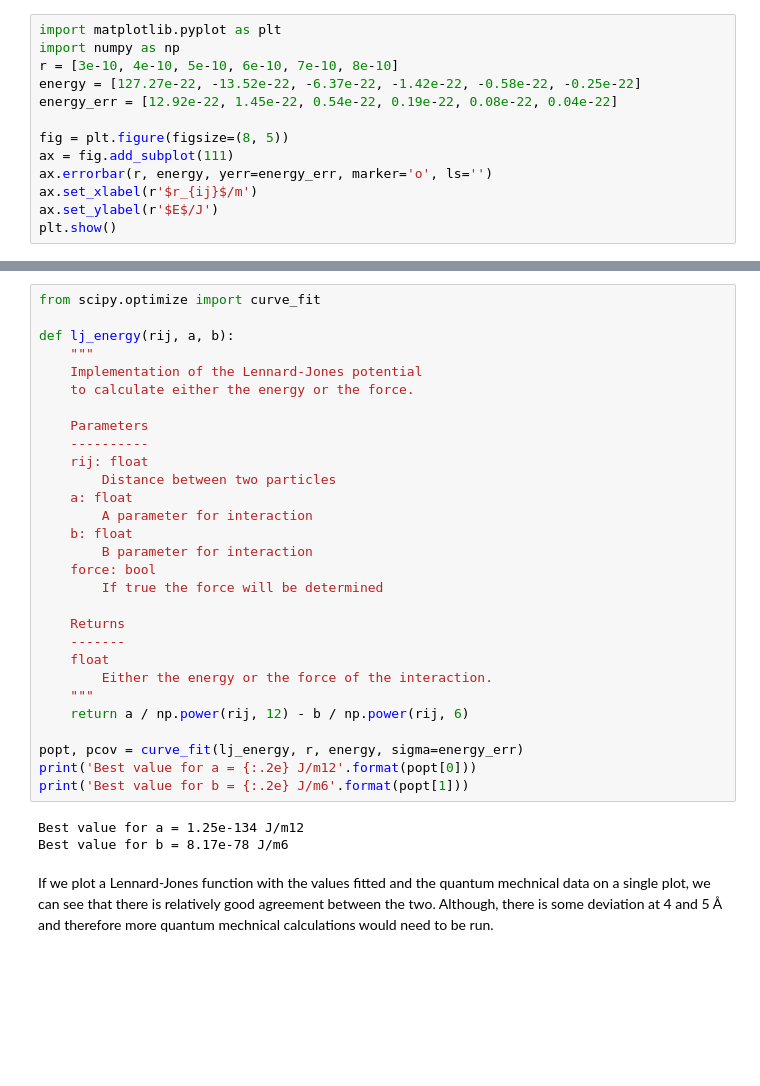
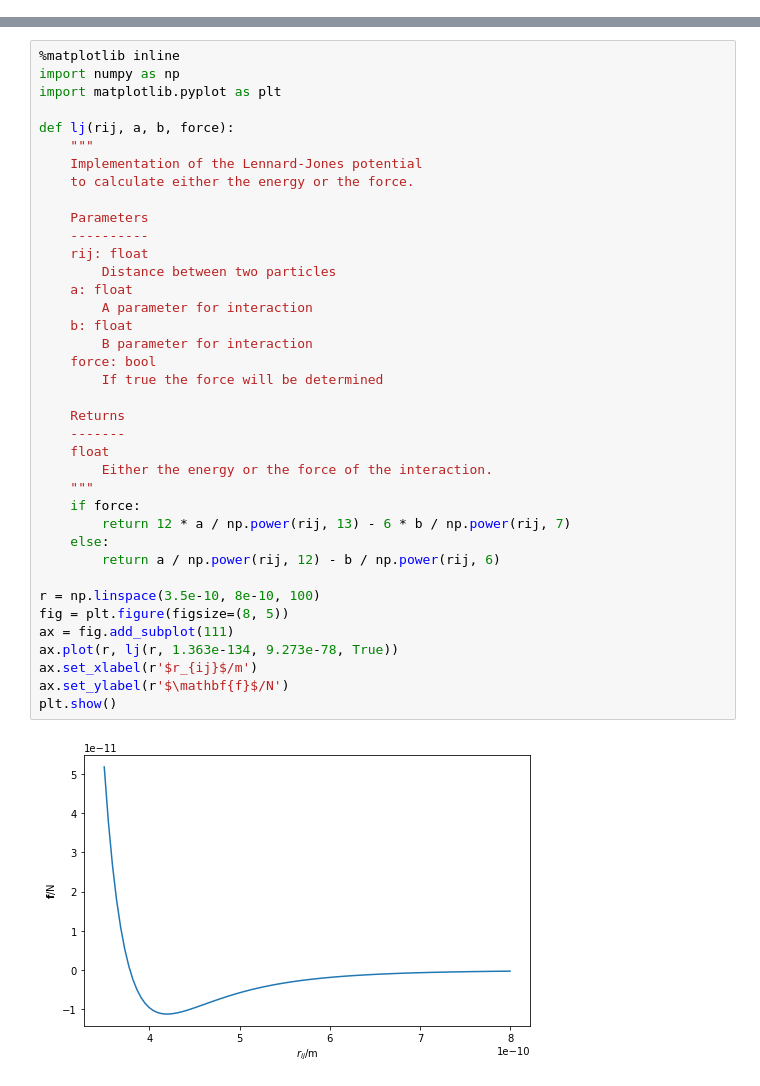
Before and after one commit to timsnow/sim_and_scat, a Jupyter notebook: notebooks_plain/03_episode.ipynb, the cells around one changed output, grey strips where cells are left out. Drawn from its saved outputs; the diff is of its cells as text; blank space fills up the shorter version.

```diff
--- a/notebooks_plain/03_episode.ipynb
+++ b/notebooks_plain/03_episode.ipynb
@@ -34,13 +0,0 @@ For example, to generate the interaction between two particles of argon, we coul
-# %%
-import matplotlib.pyplot as plt
-import numpy as np
-r = [3e-10, 4e-10, 5e-10, 6e-10, 7e-10, 8e-10]
-energy = [127.27e-22, -13.52e-22, -6.37e-22, -1.42e-22, -0.58e-22, -0.25e-22]
-energy_err = [12.92e-22, 1.45e-22, 0.54e-22, 0.19e-22, 0.08e-22, 0.04e-22]
-
-fig = plt.figure(figsize=(8, 5))
-ax = fig.add_subplot(111)
-ax.errorbar(r, energy, yerr=energy_err, marker='o', ls='')
-ax.set_xlabel(r'$r_{ij}$/m')
-ax.set_ylabel(r'$E$/J')
-plt.show()
@@ -53,35 +30,40 @@ It is possible to then fit a Lennard-Jones function to this data, we will use a
 # %%
-from scipy.optimize import curve_fit
+%matplotlib inline
+import numpy as np
+import matplotlib.pyplot as plt
 
-def lj_energy(rij, a, b):
+def lj(rij, a, b, force):
     """
     Implementation of the Lennard-Jones potential
     to calculate either the energy or the force.
 
     Parameters
     ----------
     rij: float
         Distance between two particles
     a: float
         A parameter for interaction
     b: float
         B parameter for interaction
     force: bool
         If true the force will be determined
 
     Returns
     -------
     float
         Either the energy or the force of the interaction.
     """
-    return a / np.power(rij, 12) - b / np.power(rij, 6)
+    if force:
+        return 12 * a / np.power(rij, 13) - 6 * b / np.power(rij, 7)
+    else:
+        return a / np.power(rij, 12) - b / np.power(rij, 6)
 
-popt, pcov = curve_fit(lj_energy, r, energy, sigma=energy_err)
-print('Best value for a = {:.2e} J/m12'.format(popt[0]))
-print('Best value for b = {:.2e} J/m6'.format(popt[1]))
+r = np.linspace(3.5e-10, 8e-10, 100)
+fig = plt.figure(figsize=(8, 5))
+ax = fig.add_subplot(111)
+ax.plot(r, lj(r, 1.363e-134, 9.273e-78, True))
+ax.set_xlabel(r'$r_{ij}$/m')
+ax.set_ylabel(r'$\mathbf{f}$/N')
+plt.show()
 # %% [output]
-Best value for a = 1.25e-134 J/m12
-Best value for b = 8.17e-78 J/m6
+[figure, added]
-# %% [markdown]
-If we plot a Lennard-Jones function with the values fitted and the quantum mechnical data on a single plot, we can see that there is relatively good agreement between the two.
-Although, there is some deviation at 4 and 5 Å and therefore more quantum mechnical calculations would need to be run.
```
Also changed, not shown: parts of 28 cells of this notebook, 3 other files.
